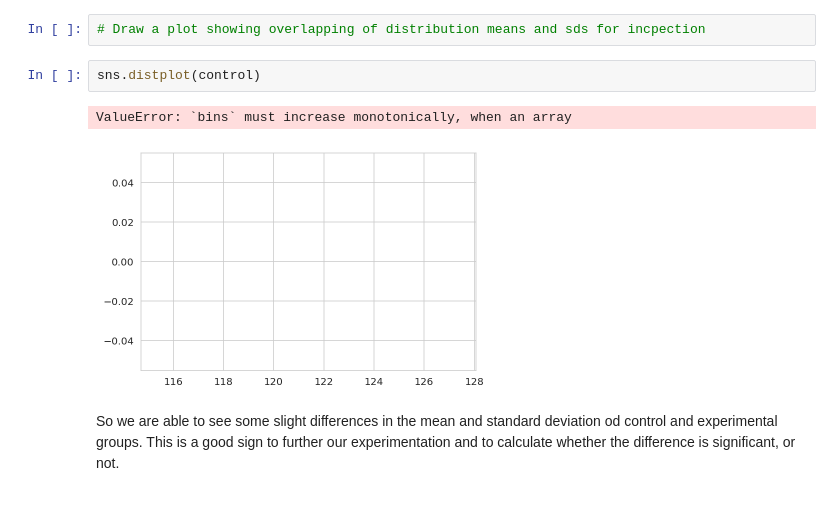
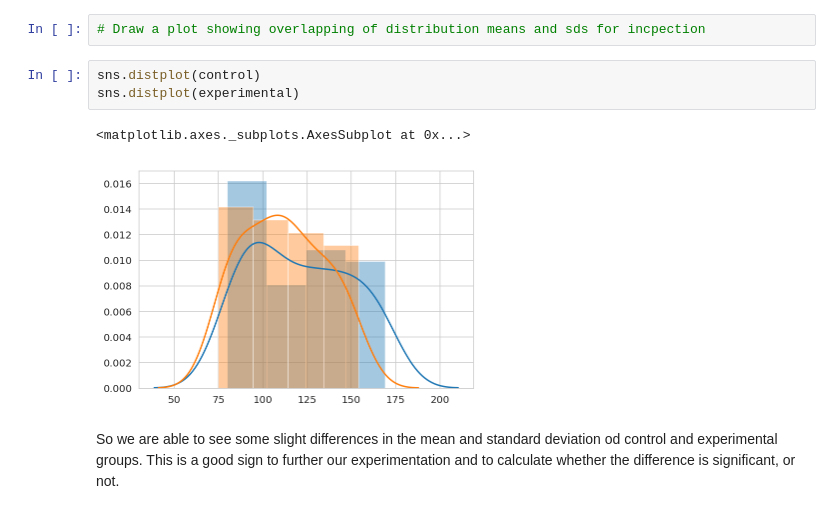
Before and after one commit to AustinKrause/dsc-2-20-09-2-sample-t-tests-lab-nyc-ds-career-031119, a Jupyter notebook: index.ipynb, the cells around one changed output. Cells and saved outputs as stored; diff of their text form.

```diff
--- a/index.ipynb
+++ b/index.ipynb
@@ -57,9 +57,10 @@ Let's plot both samples' distributions and inspect the overlap.
 # Draw a plot showing overlapping of distribution means and sds for incpection
 # %%
 sns.distplot(control)
+sns.distplot(experimental)
 # %% [output]
-ValueError: `bins` must increase monotonically, when an array
+<matplotlib.axes._subplots.AxesSubplot at 0x...>
-[figure, old version]
+[figure, new version]
 # %% [markdown]
 So we are able to see some slight differences in the mean and standard deviation od control and experimental groups. This is a good sign to further our experimentation and to calculate whether the difference is significant, or not.
 # %% [markdown]
```
